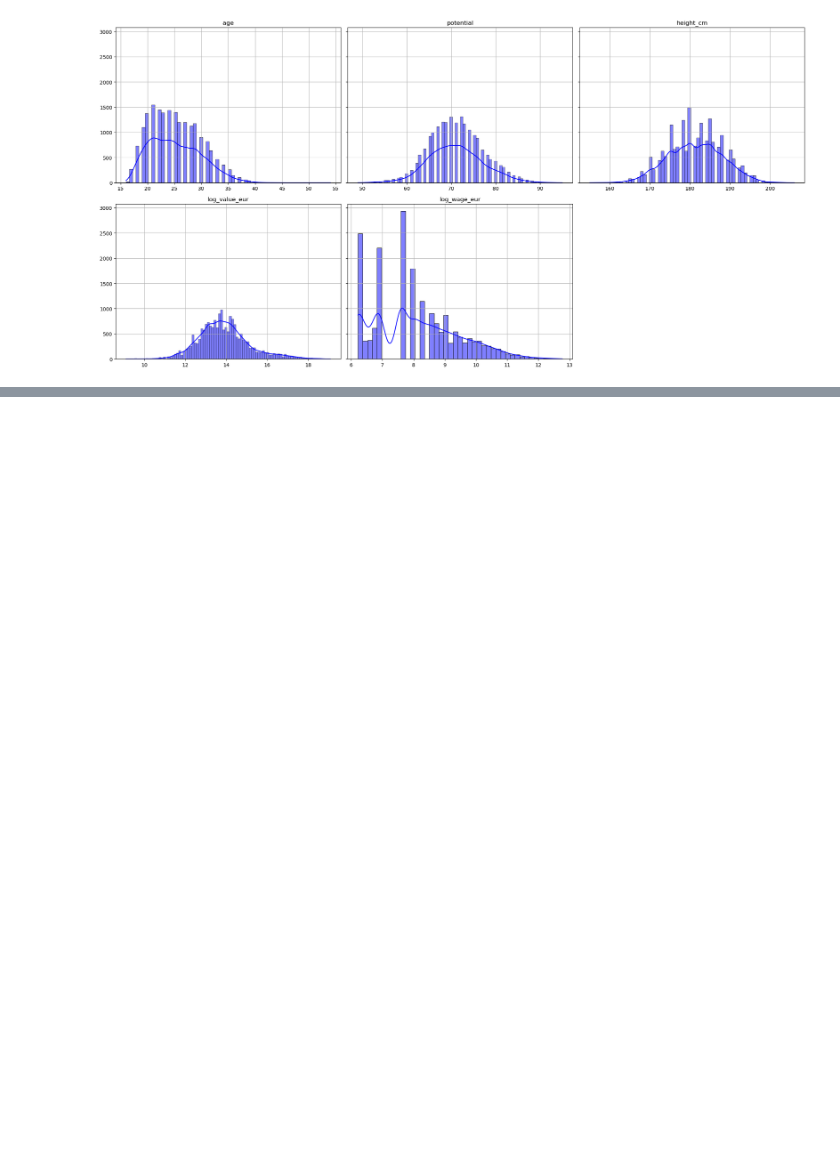
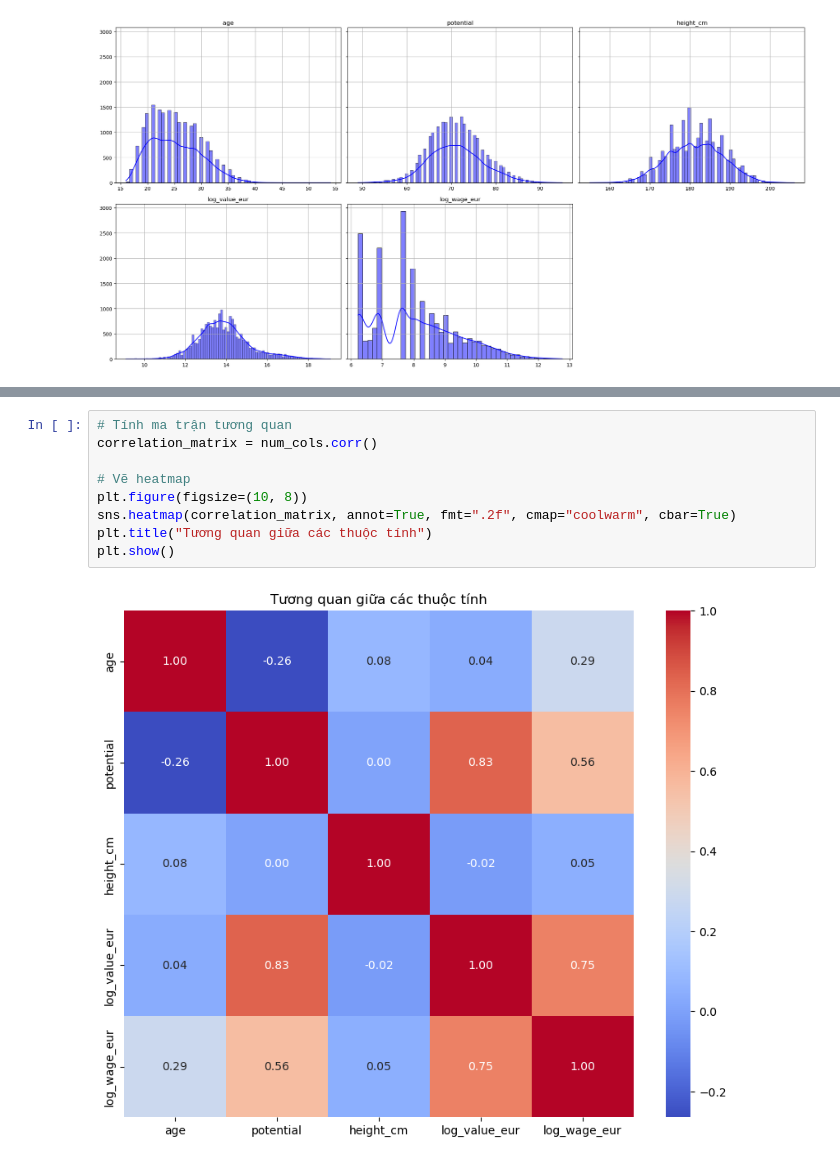
Before and after one commit to mandeotv1234/TQHDL_0504, a Jupyter notebook: dv_1.ipynb, the cells around one changed output, grey strips where cells are left out. Cells and saved outputs as stored; diff of their text form; blank space fills up the shorter version.

```diff
--- a/dv_1.ipynb
+++ b/dv_1.ipynb
@@ -88,0 +115,11 @@ plt.show()
+# %%
+# Tính ma trận tương quan
+correlation_matrix = num_cols.corr()
+
+# Vẽ heatmap
+plt.figure(figsize=(10, 8))
+sns.heatmap(correlation_matrix, annot=True, fmt=".2f", cmap="coolwarm", cbar=True)
+plt.title("Tương quan giữa các thuộc tính")
+plt.show()
+# %% [output]
+[figure, added]
```
Also changed, not shown: parts of 1 cell of this notebook.
